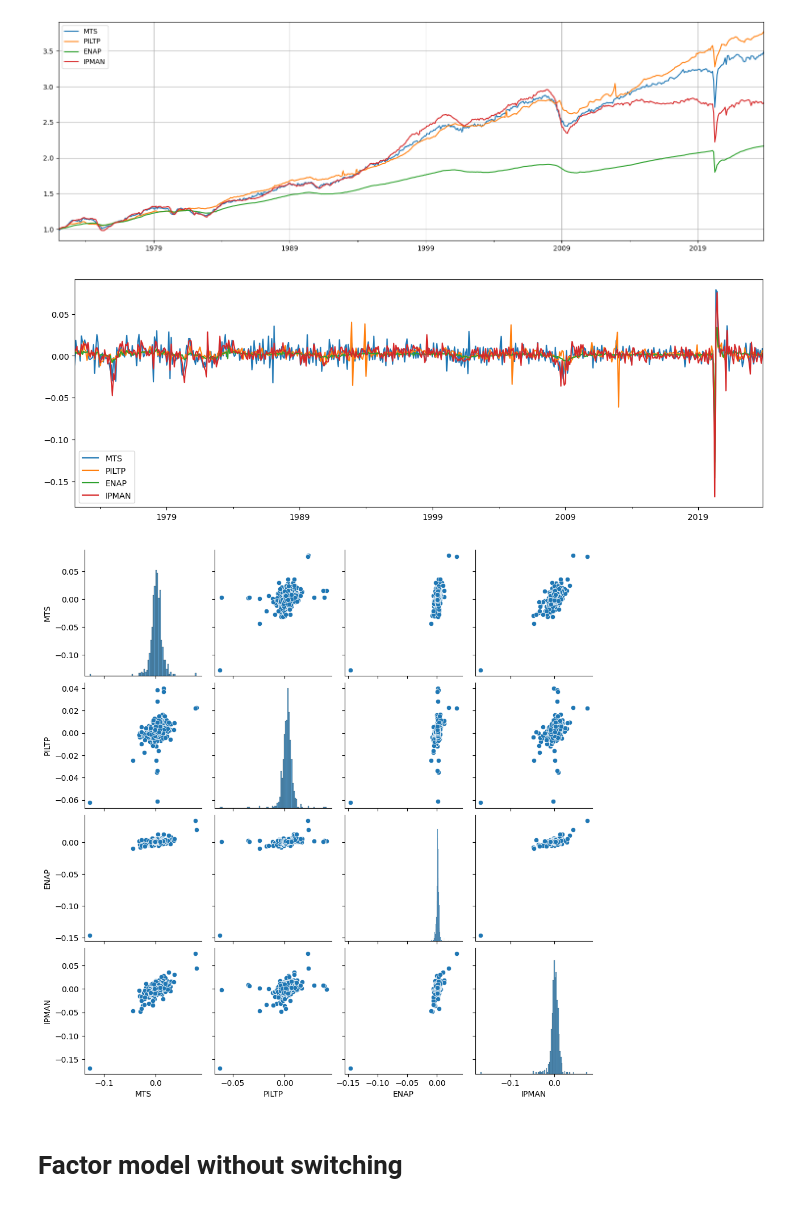
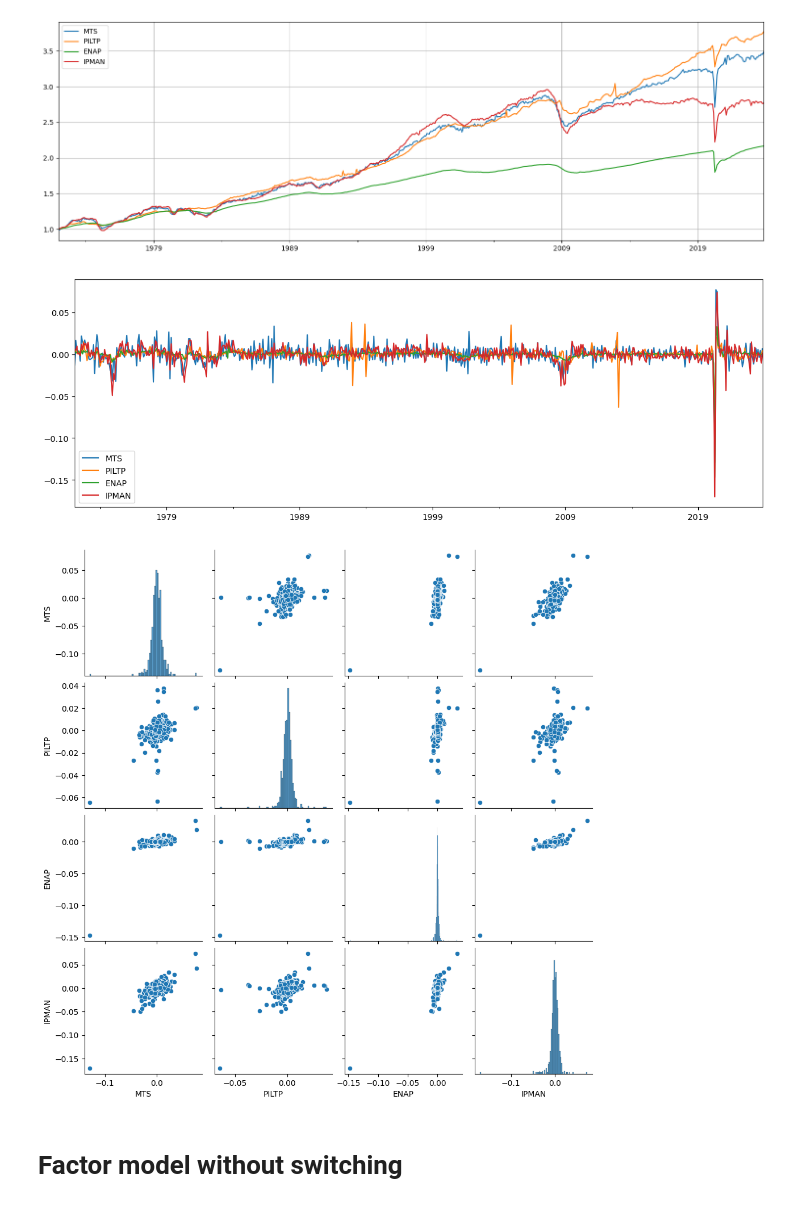
Before and after one commit to WildCry/DfmMs-model, a Jupyter notebook: analysis.ipynb, the cells around one changed output. Drawn from its saved outputs; the diff is of its cells as text; code cells hidden in the pictures.

```diff
--- a/analysis.ipynb
+++ b/analysis.ipynb
@@ -61,16 +67,17 @@ plt.show()
 # %%
 df2 = df.apply(lambda x: np.log(x))
 df2 = df2.diff()
+df2 = df2 - df2.mean()
 df2 = df2.dropna()
 df2.plot(figsize=(15,5))
 plt.show()
 
 import seaborn as sns
 sns.pairplot(df2)
 plt.show()
 # %% [output]
 [figure]
-[figure, old version]
+[figure, new version]
 # %% [markdown]
 # Factor model without switching
 # %%
```
Also changed, not shown: parts of 12 cells of this notebook.
